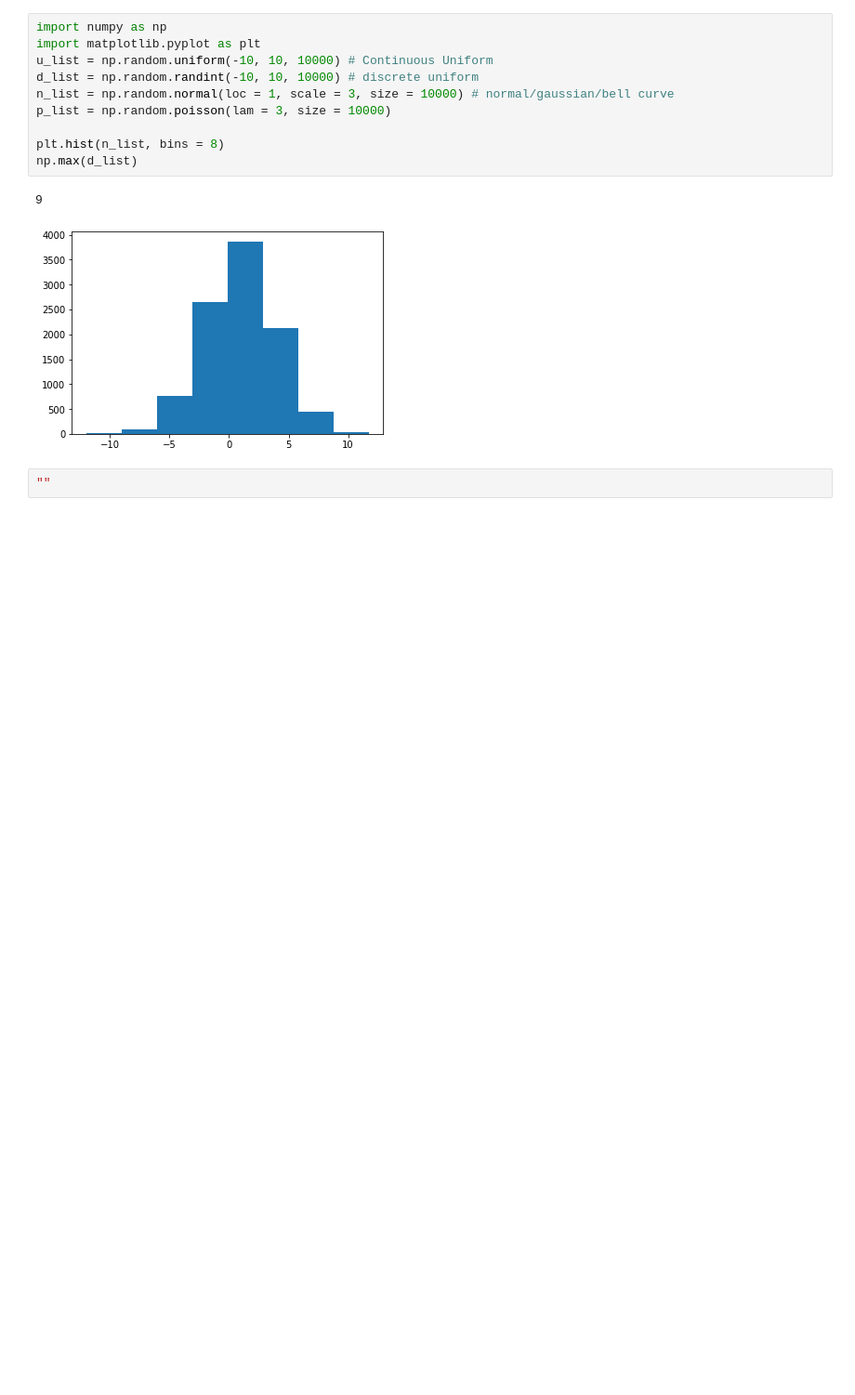
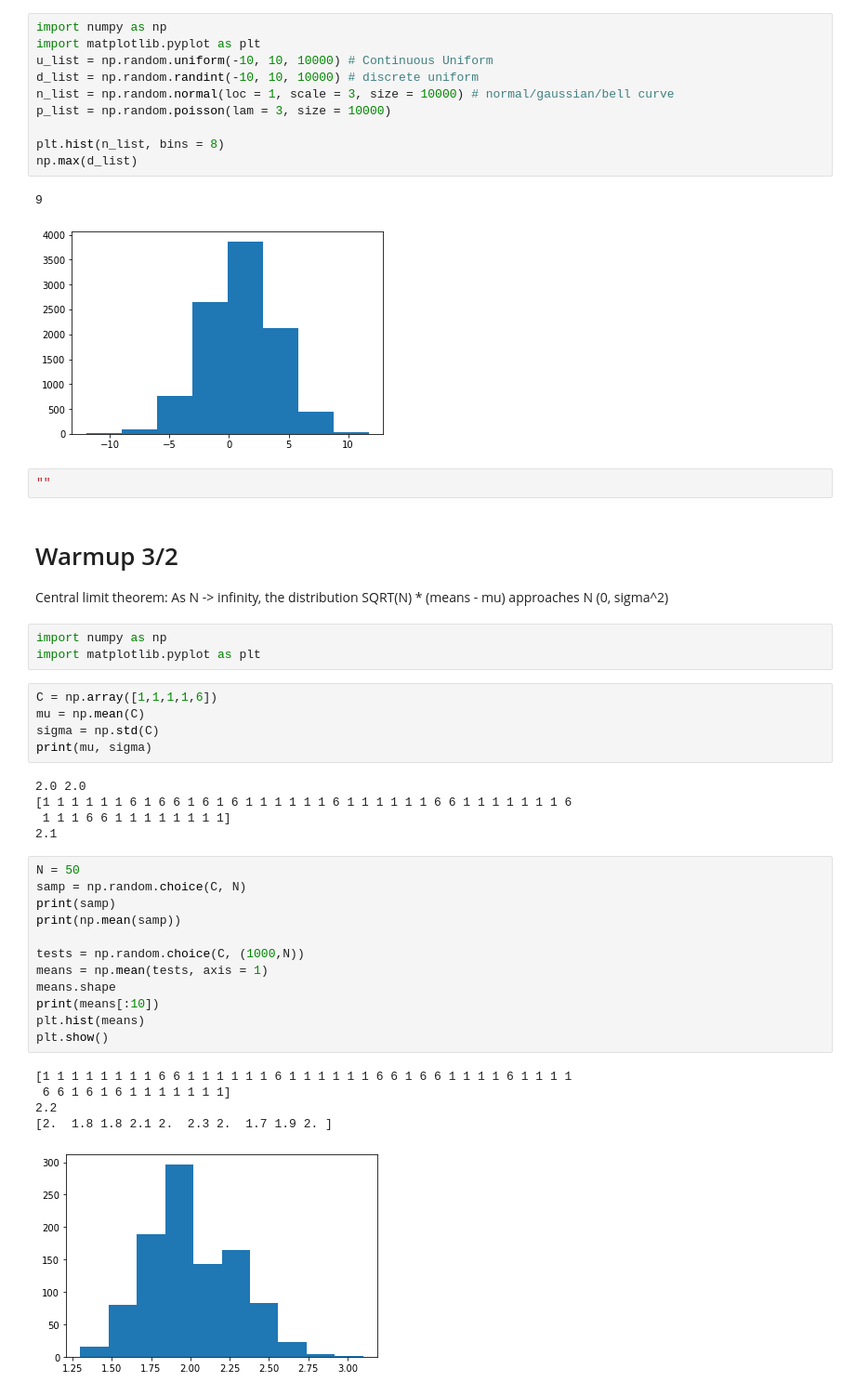
Before and after one commit to jp0utside/Programming-for-Mathematics, a Jupyter notebook: Warmups.ipynb, the cells around one changed output. Shown: that part at 93% size. Drawn from its saved outputs; the diff is of its cells as text; blank space fills up the shorter version.

```diff
--- a/Warmups.ipynb
+++ b/Warmups.ipynb
@@ -111,3 +111,37 @@ np.max(d_list)
 [figure]
 # %%
 ""
+# %% [markdown]
+# Warmup 3/2
+Central limit theorem: As N -> infinity, the distribution SQRT(N) * (means - mu) approaches N (0, sigma^2)
+# %%
+import numpy as np
+import matplotlib.pyplot as plt
+# %%
+C = np.array([1,1,1,1,6])
+mu = np.mean(C)
+sigma = np.std(C)
+print(mu, sigma)
+# %% [output]
+2.0 2.0
+[1 1 1 1 1 1 6 1 6 6 1 6 1 6 1 1 1 1 1 1 6 1 1 1 1 1 1 6 6 1 1 1 1 1 1 1 6
+ 1 1 1 6 6 1 1 1 1 1 1 1 1]
+2.1
+# %%
+N = 50
+samp = np.random.choice(C, N)
+print(samp)
+print(np.mean(samp))
+
+tests = np.random.choice(C, (1000,N))
+means = np.mean(tests, axis = 1)
+means.shape
+print(means[:10])
+plt.hist(means)
+plt.show()
+# %% [output]
+[1 1 1 1 1 1 1 1 6 6 1 1 1 1 1 1 6 1 1 1 1 1 1 6 6 1 6 6 1 1 1 1 6 1 1 1 1
+ 6 6 1 6 1 6 1 1 1 1 1 1 1]
+2.2
+[2.  1.8 1.8 2.1 2.  2.3 2.  1.7 1.9 2. ]
+[figure, added]
```
Also changed, not shown: parts of 1 cell of this notebook.
